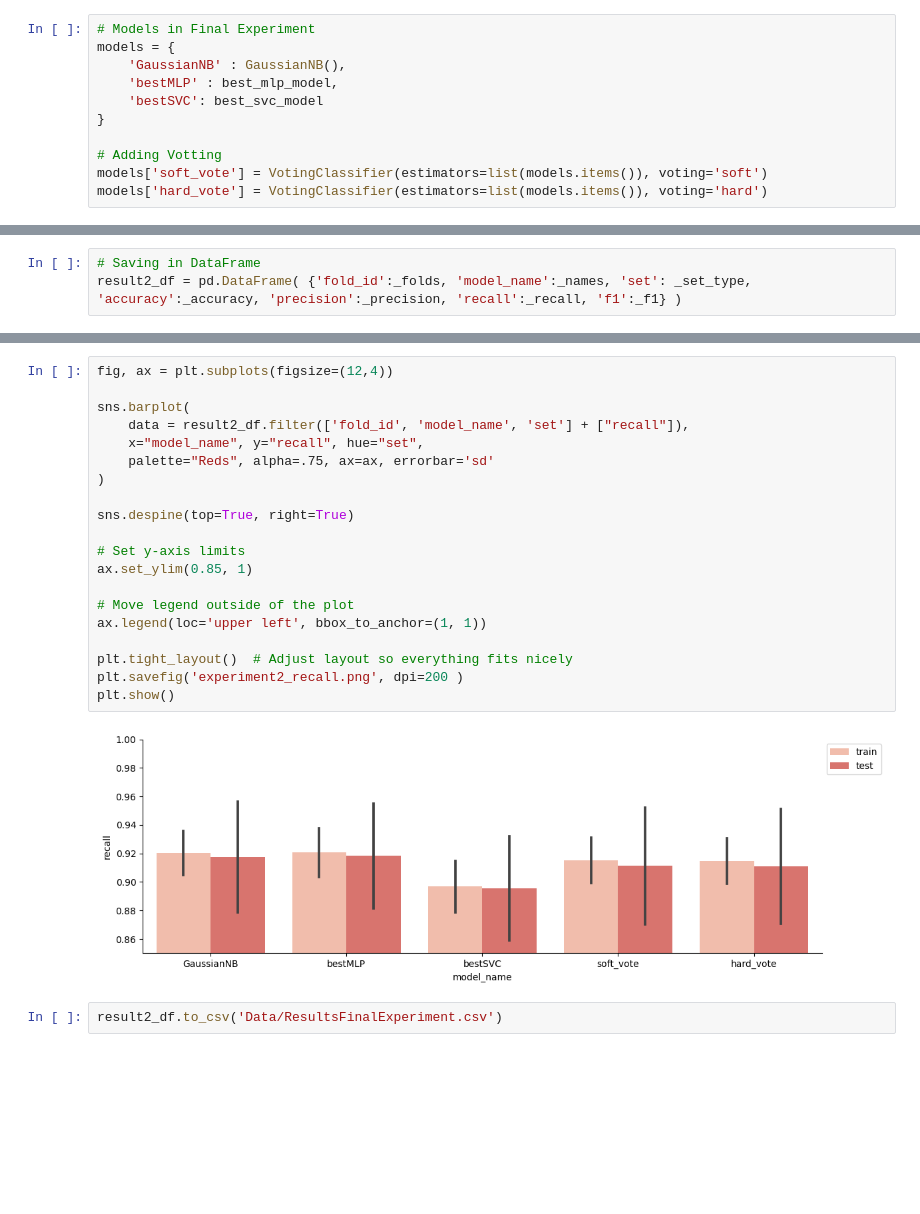
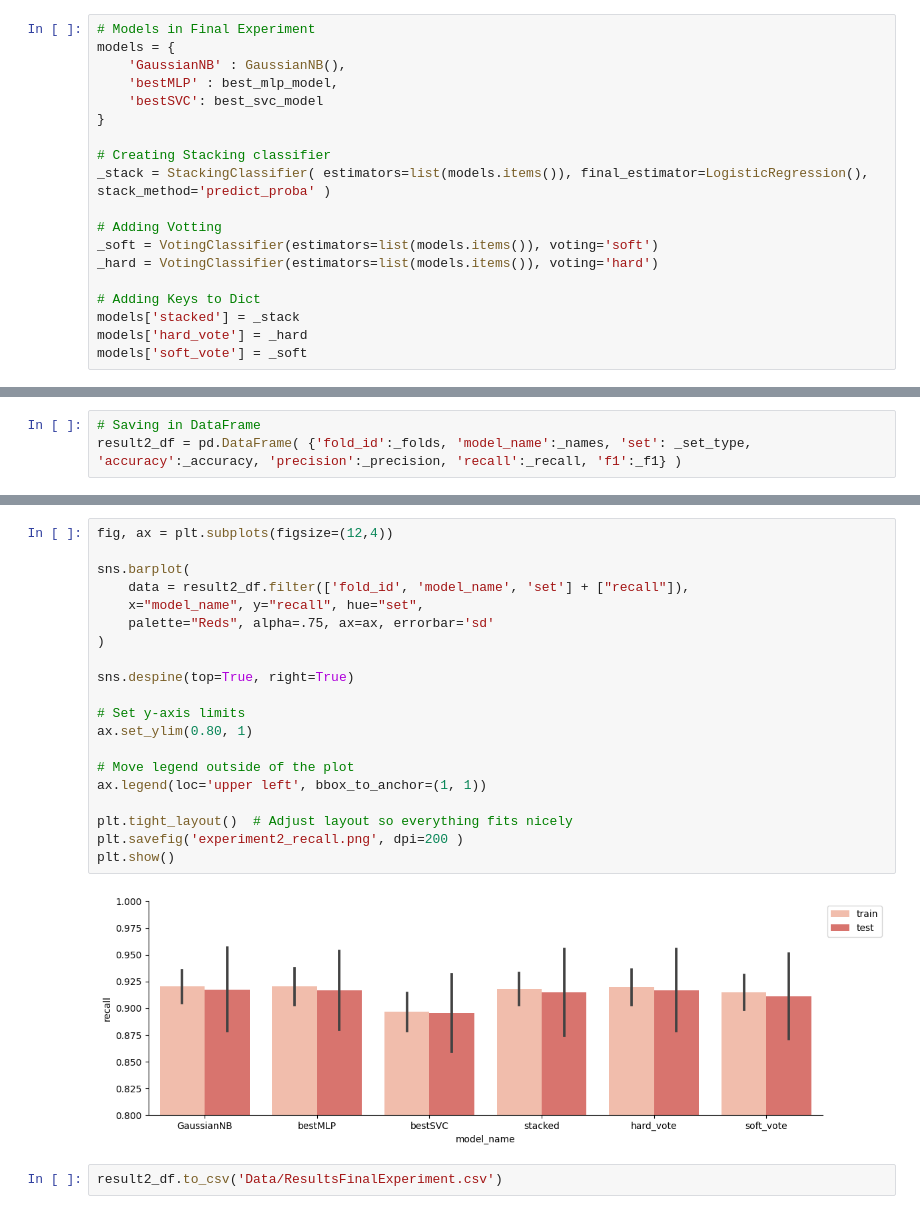
Before and after one commit to maikelps/SleepDisorder, a Jupyter notebook: ML_Assessment.ipynb, the cells around one changed output, grey strips where cells are left out. Saved outputs shown, nothing was run; the diff lists cells and outputs as text; blank space fills up the shorter version.

Commit message:
final test with stack

```diff
--- a/ML_Assessment.ipynb
+++ b/ML_Assessment.ipynb
@@ -271,9 +272,17 @@ models = {
     'bestSVC': best_svc_model
 }
 
+# Creating Stacking classifier
+_stack = StackingClassifier( estimators=list(models.items()), final_estimator=LogisticRegression(), stack_method='predict_proba' )
+
 # Adding Votting
-models['soft_vote'] = VotingClassifier(estimators=list(models.items()), voting='soft')
-models['hard_vote'] = VotingClassifier(estimators=list(models.items()), voting='hard')
+_soft = VotingClassifier(estimators=list(models.items()), voting='soft')
+_hard = VotingClassifier(estimators=list(models.items()), voting='hard')
+
+# Adding Keys to Dict
+models['stacked'] = _stack
+models['hard_vote'] = _hard
+models['soft_vote'] = _soft
 # %%
 # Importing cleaned frame
 df = cleaned_fr()
@@ -349,24 +360,24 @@ result2_df.groupby(by=['model_name','set']).agg({'std'}).loc[:,'recall'].unstack
 # %%
 fig, ax = plt.subplots(figsize=(12,4))
 
 sns.barplot(
     data = result2_df.filter(['fold_id', 'model_name', 'set'] + ["recall"]),
     x="model_name", y="recall", hue="set",
     palette="Reds", alpha=.75, ax=ax, errorbar='sd'
 )
 
 sns.despine(top=True, right=True)
 
 # Set y-axis limits
-ax.set_ylim(0.85, 1)
+ax.set_ylim(0.80, 1)
 
 # Move legend outside of the plot
 ax.legend(loc='upper left', bbox_to_anchor=(1, 1))
 
 plt.tight_layout()  # Adjust layout so everything fits nicely
 plt.savefig('experiment2_recall.png', dpi=200 )
 plt.show()
 # %% [output]
-[figure, old version]
+[figure, new version]
 # %%
 result2_df.to_csv('Data/ResultsFinalExperiment.csv')
```
Also changed, not shown: parts of 6 cells of this notebook, 4 other files.
